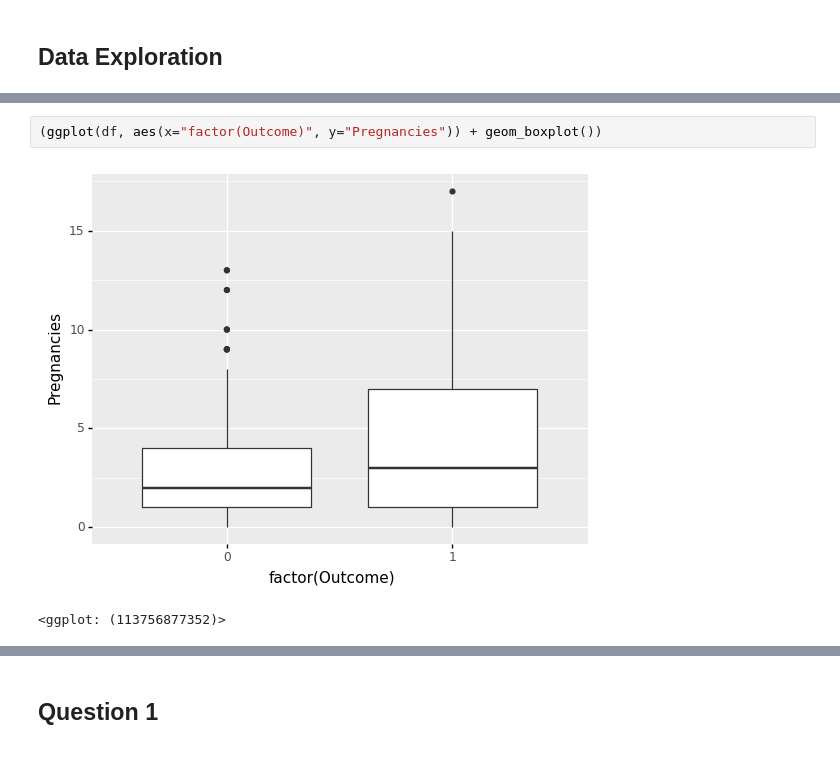
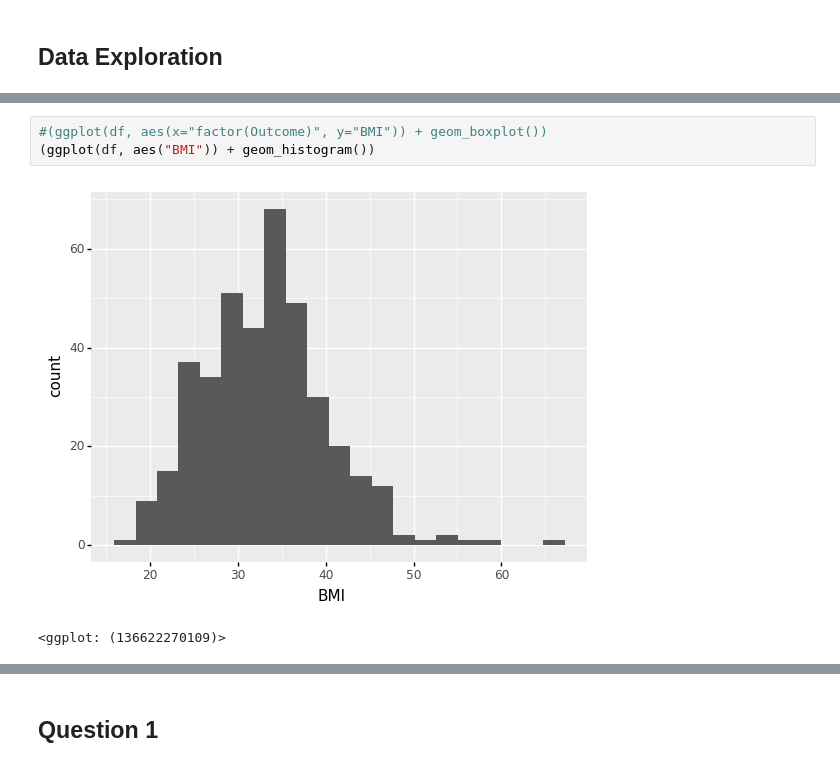
Before and after one commit to danshaub/CPSC392ParlettPelleriti, a Jupyter notebook: ProjectsAndExams/Project1/Project1.ipynb, the cells around one changed output, grey strips where cells are left out. Cells and saved outputs as stored; diff of their text form.

```diff
--- a/ProjectsAndExams/Project1/Project1.ipynb
+++ b/ProjectsAndExams/Project1/Project1.ipynb
@@ -86,5 +99,6 @@ df.head(100)
 # %%
-(ggplot(df, aes(x="factor(Outcome)", y="Pregnancies")) + geom_boxplot())
+#(ggplot(df, aes(x="factor(Outcome)", y="BMI")) + geom_boxplot())
+(ggplot(df, aes("BMI")) + geom_histogram())
 # %% [output]
-[figure, old version]
+[figure, new version]
-<ggplot: (113756877352)>
+<ggplot: (136622270109)>
```
Also changed, not shown: parts of 22 cells of this notebook, 4 other files.
